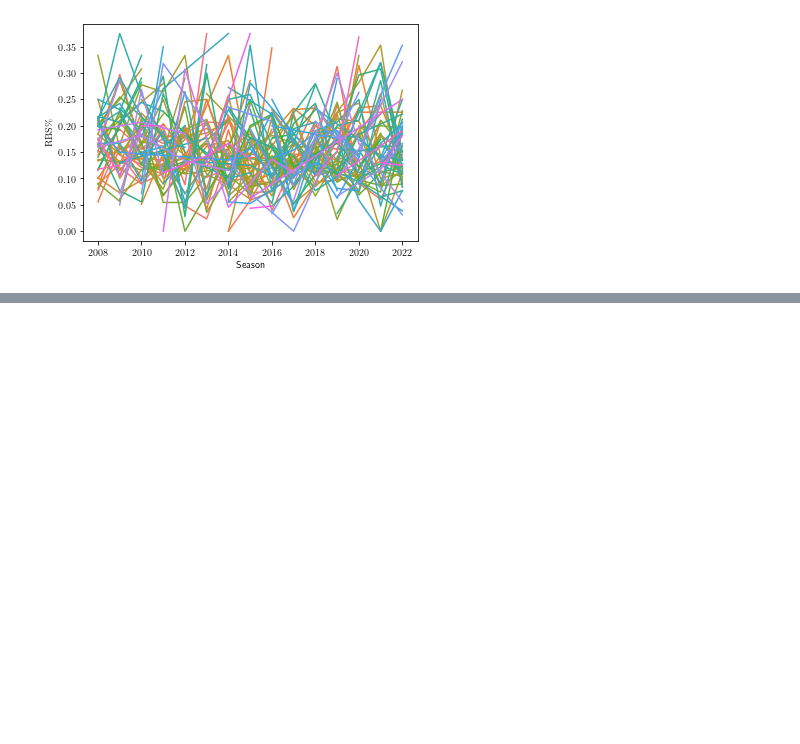
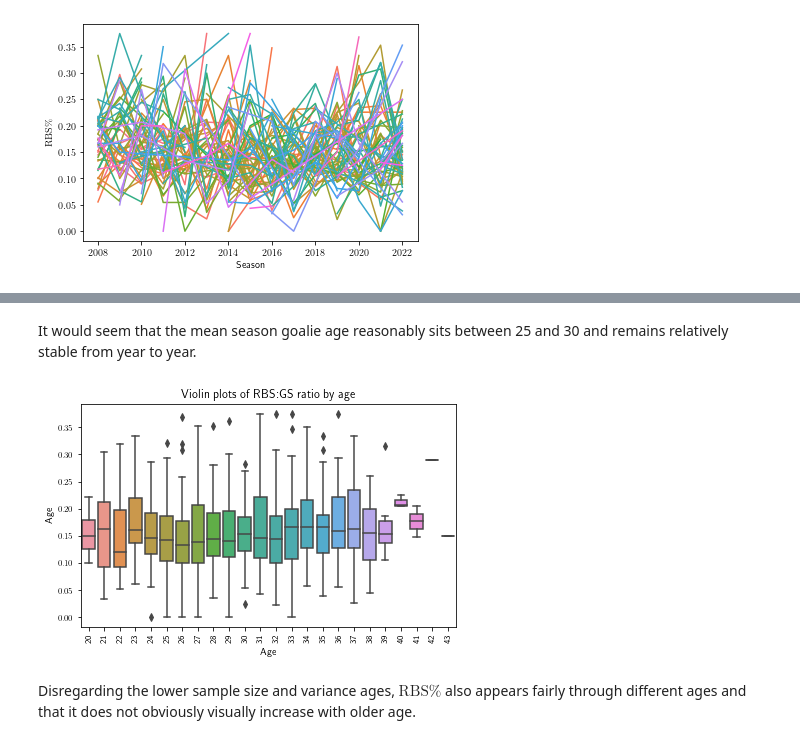
Before and after one commit to wallyxie/-NHL-Really-Bad-Start-Exercise-, a Jupyter notebook: nhl_exercise.ipynb, the cells around one changed output, grey strips where cells are left out. Drawn from its saved outputs; the diff is of its cells as text; code cells hidden in the pictures; blank space fills up the shorter version.

```diff
--- a/nhl_exercise.ipynb
+++ b/nhl_exercise.ipynb
@@ -373,0 +362,14 @@ However, with the consistent right skewness in the $\textrm{RBS}\%$ throughout t
+# %% [markdown]
+It would seem that the mean season goalie age reasonably sits between 25 and 30 and remains relatively stable from year to year.
+# %%
+ax = sns.boxplot(data = df_g_2008_qual_tot, x = 'Age', y = 'RBS_GS_ratio')
+ax.xaxis.set_tick_params(labelsize = 'small', labelrotation = 90)
+ax.set_ylabel('Age')
+ax.yaxis.set_tick_params(labelsize = 'small')
+ax.set_title('Violin plots of RBS:GS ratio by age')
+plt.tight_layout()
+plt.show()
+# %% [output]
+[figure, added]
+# %% [markdown]
+Disregarding the lower sample size and variance ages, $\textrm{RBS}\%$ also appears fairly through different ages and that it does not obviously visually increase with older age.
```
Also changed, not shown: parts of 40 cells of this notebook.
